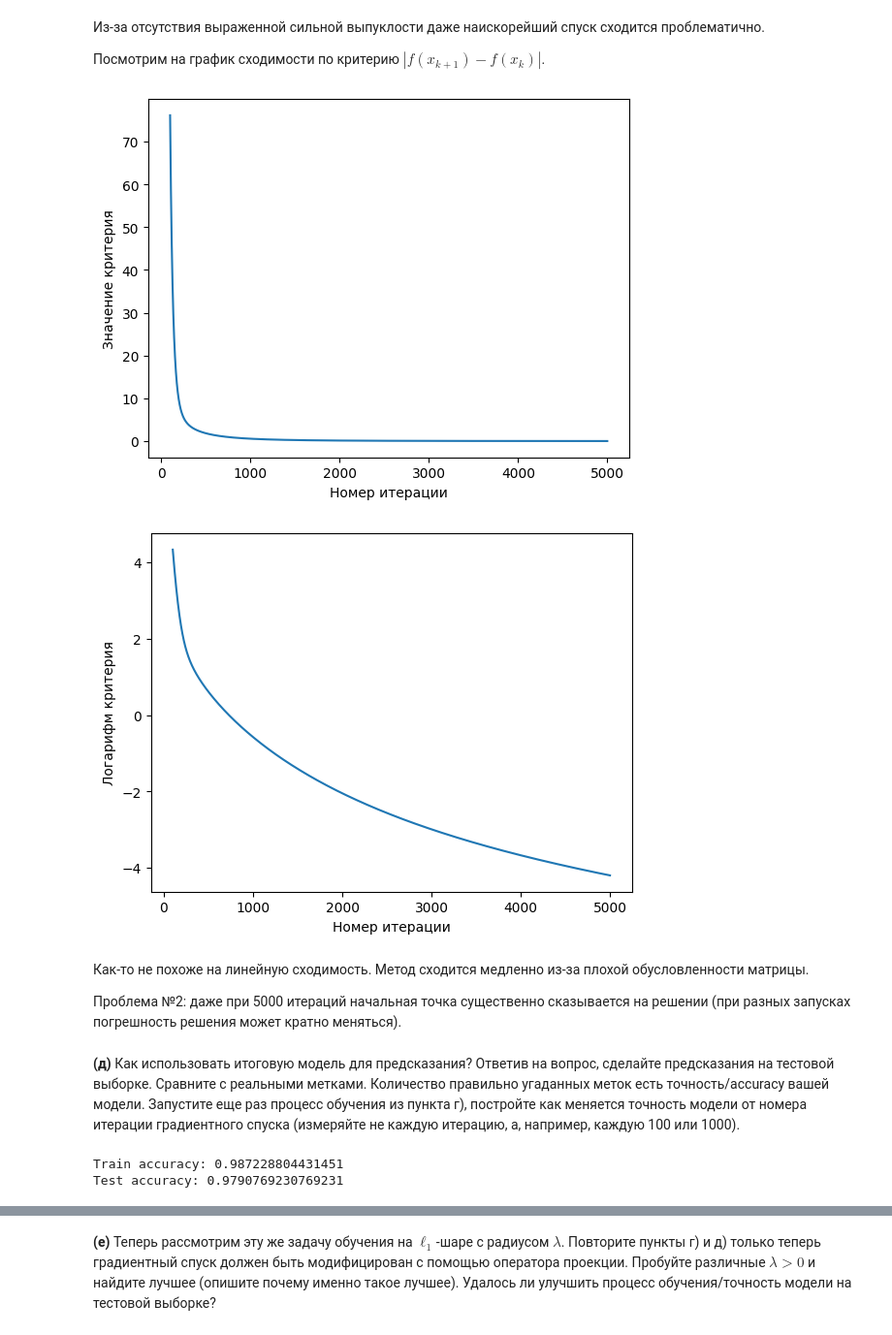
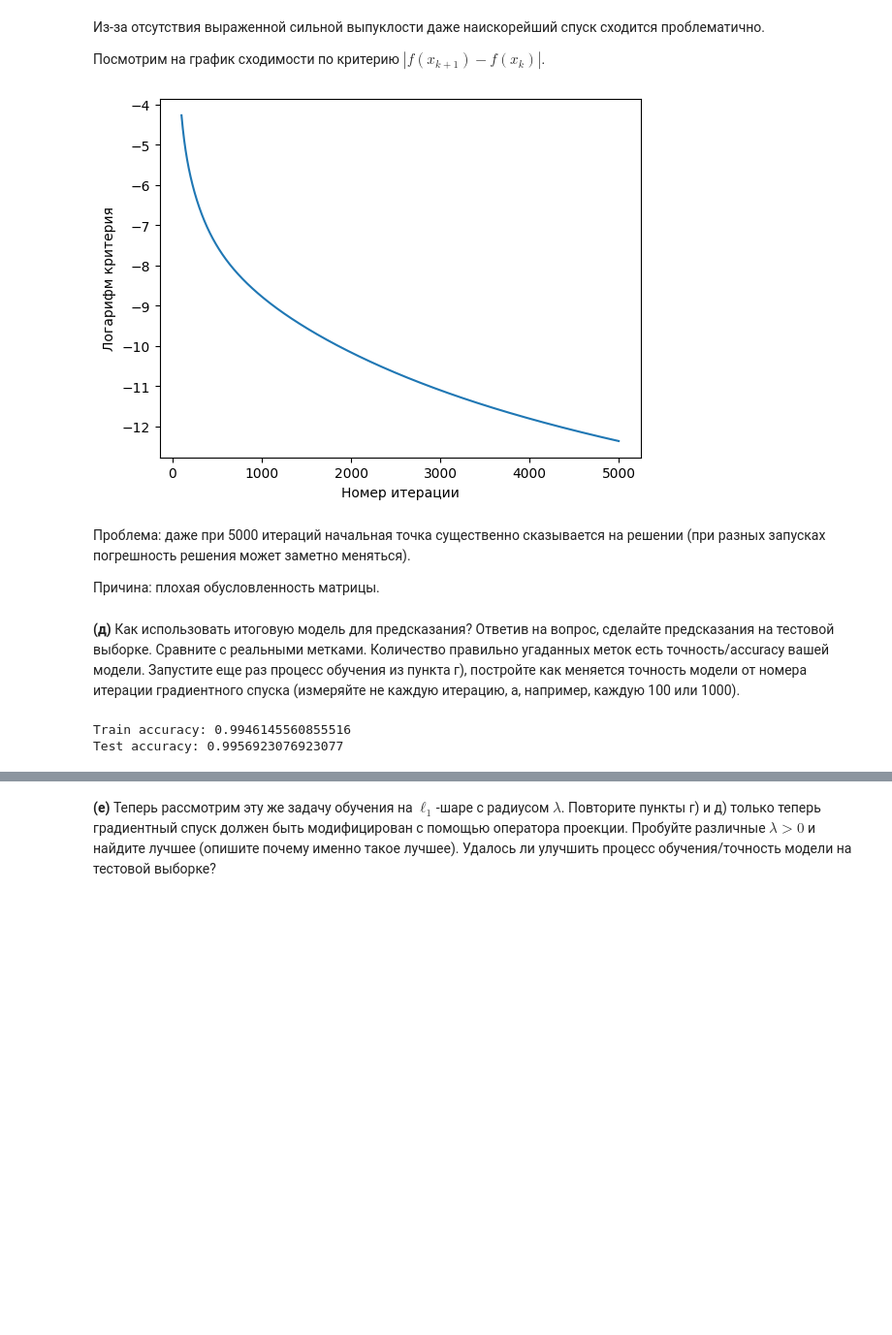
Before and after one commit to featztex/optimization, a Jupyter notebook: hw/Emelyanov_HW_2.ipynb, the cells around one changed output, grey strips where cells are left out. Shown: that part at 97% size. Cells and saved outputs as stored; diff of their text form; code cells hidden in the pictures; blank space fills up the shorter version.

```diff
--- a/hw/Emelyanov_HW_2.ipynb
+++ b/hw/Emelyanov_HW_2.ipynb
@@ -129,19 +189,24 @@ $L > 0, \mu \approx 0 \rightarrow$ задача является выпукло
 # %% [markdown]
 __(г)__ Используя материалы прошлого ДЗ (по желанию), решите задачу оптимизации/обучите модель машинного обучения с помощью градиентного спуска. Изобразите график сходимости. Какой критерий сходимости будет использовать? Сделайте вывод. Опишите проблемы, с которыми пришлось столкнуться.
 # %%
-#ответ
 import math
+from numba import jit
+import warnings
+warnings.filterwarnings("ignore")
 
-A = X_train.T @ X_train
-b = y_train.T @ X_train
+A = 2 / X_train.shape[0] * X_train.T @ X_train
+b = 2 / X_train.shape[0] * y_train.T @ X_train
 
+@jit
 def f(w):
     return 0.5 * w.T @ A @ w - b.T @ w
 
+@jit
 def grad_f(w):
     return A @ w - b
 
 # наискорейший спуск
+@jit
 def alpha(w):
     g = grad_f(w)
     return (g.T @ g) / (g.T @ A @ g)
@@ -151,16 +216,16 @@ def grad_descent(iters=100):
 
     w = np.random.random_integers(-5, 5, d)
     f_vals = [f(w)]
-    x_vals = [w]
+    w_gd = [w]
 
     for i in range(iters):
         w = w - alpha(w) * grad_f(w)
-        x_vals.append(w)
+        w_gd.append(w)
         f_vals.append(f(w))
 
-    print(f"Optimal: f(w*) = {f(w)}, \n w* = {w}")
-    return x_vals, f_vals
+    print(f"Optimal: f(w*) = {f(w)}")
+    return w_gd, f_vals
 # %%
 iters = 5000
-x_vals, f_vals = grad_descent(iters)
+w_gd, f_gd = grad_descent(iters)
 # %% [output]
@@ -191,28 +237,21 @@ Optimal: f(w*) = -1655.7552289394844,
 # %%
 import matplotlib.pyplot as plt
 
-err = [abs(f_vals[k+1] - f_vals[k]) for k in range(100, iters-1)]
+err = [abs(f_gd[k+1] - f_gd[k]) for k in range(100, iters-1)]
 err.append(err[-1])
-
-
-plt.plot(range(100, iters), err)
-plt.xlabel("Номер итерации")
-plt.ylabel("Значение критерия")
-plt.show()
 
 plt.plot(range(100, iters), np.log(err))
 plt.xlabel("Номер итерации")
 plt.ylabel("Логарифм критерия")
 plt.show()
 
 # на первых шагах всегда происходит какая-то дичь, поэтому первые 100 итераций я выкинул
 # %% [output]
-[figure, old version]
+[figure, new version]
-[figure, removed]
 # %% [markdown]
-Как-то не похоже на линейную сходимость. Метод сходится медленно из-за плохой обусловленности матрицы.
+Проблема: даже при 5000 итераций начальная точка существенно сказывается на решении (при разных запусках погрешность решения может заметно меняться).
 
-Проблема №2: даже при 5000 итераций начальная точка существенно сказывается на решении (при разных запусках погрешность решения может кратно меняться).
+Причина: плохая обусловленность матрицы.
 # %% [markdown]
 __(д)__ Как использовать итоговую модель для предсказания? Ответив на вопрос, сделайте предсказания на тестовой выборке. Сравните с реальными метками. Количество правильно угаданных меток есть точность/accuracy вашей модели. Запустите еще раз процесс обучения из пункта г), постройте как меняется точность модели от номера итерации градиентного спуска (измеряйте не каждую итерацию, а, например, каждую 100 или 1000).
 # %%
@@ -224,11 +263,11 @@ def acc_score(w):
     return train, test
 
 # веса - w*
-w = x_vals[-1]
+w = w_gd[-1]
 
 train1, test1 = acc_score(w)
 print(f"Train accuracy: {train1}")
 print(f"Test accuracy: {test1} \n")
 # %% [output]
-Train accuracy: 0.987228804431451
-Test accuracy: 0.9790769230769231
+Train accuracy: 0.9946145560855516
+Test accuracy: 0.9956923076923077
```
Also changed, not shown: parts of 18 cells of this notebook.
